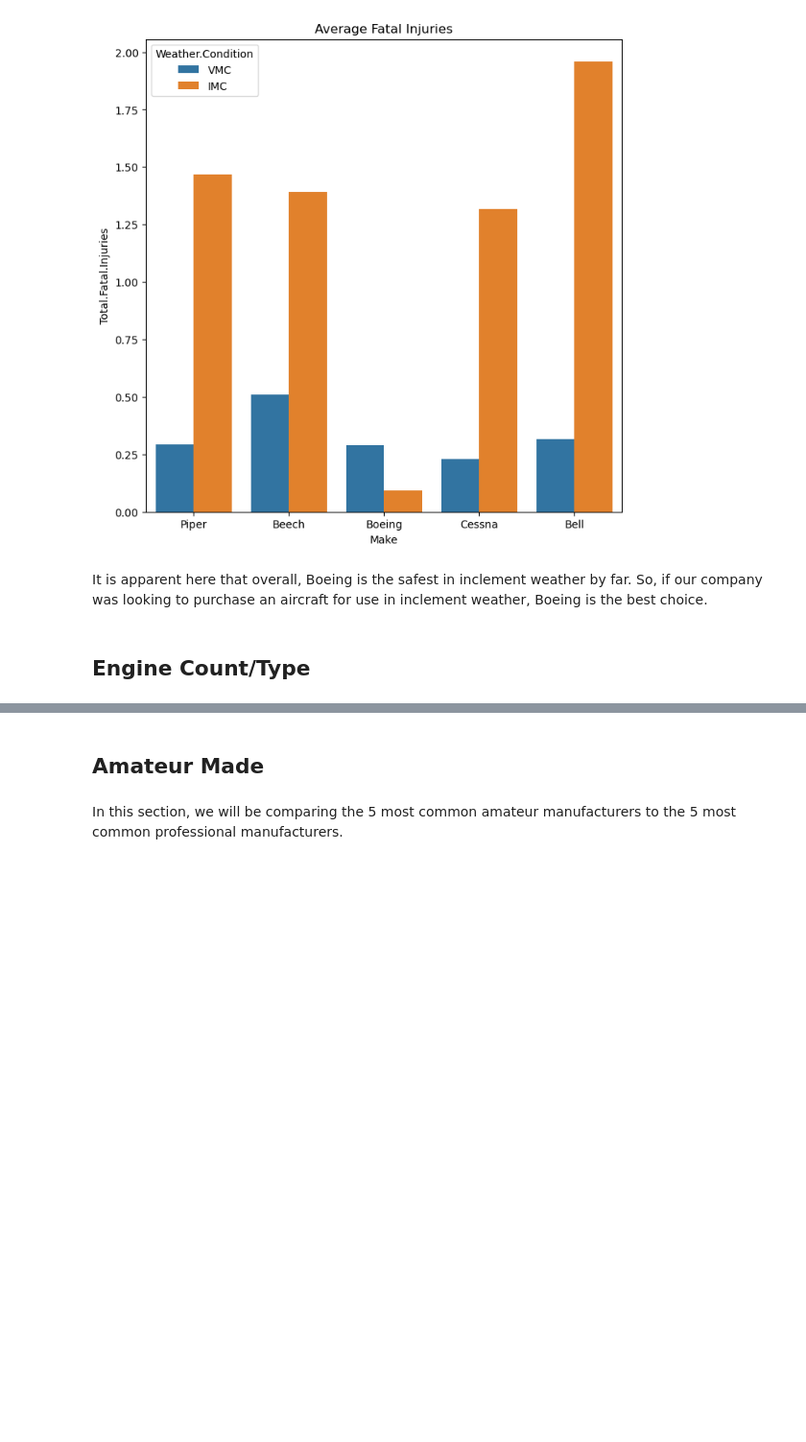
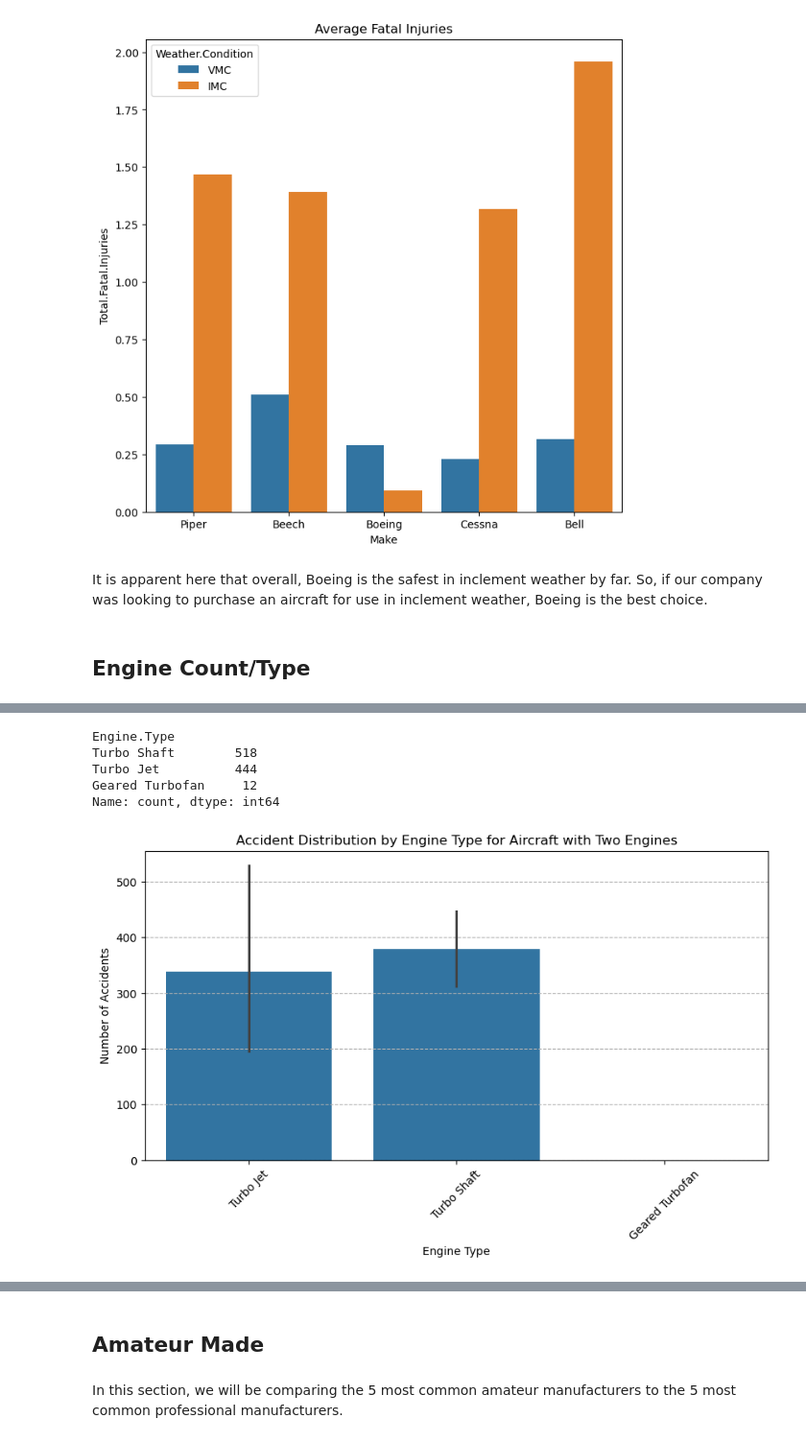
Before and after one commit to mgulbin13/dsc-phase-1-project, a Jupyter notebook: eda_and_viz.ipynb, the cells around one changed output, grey strips where cells are left out. Shown at 96% size. Drawn from its saved outputs; the diff is of its cells as text; code cells hidden in the pictures; blank space fills up the shorter version.

```diff
--- a/eda_and_viz.ipynb
+++ b/eda_and_viz.ipynb
@@ -143,0 +206,21 @@ It is apparent here that overall, Boeing is the safest in inclement weather by f
+# %%
+limited_2e_data = two_engine_data[~(two_engine_data['Engine.Type'].isin(['Reciprocating', 'Turbo Fan', 'Turbo Prop', 'Unknown']))]
+limited_2e_data['Engine.Type'].value_counts()
+# %% [output]
+Engine.Type
+Turbo Shaft        518
+Turbo Jet          444
+Geared Turbofan     12
+Name: count, dtype: int64
+# %%
+fig, ax = plt.subplots(figsize=(10, 5))
+sns.barplot(data=limited_2e_data, x='Engine.Type', y='Total.Fatal.Injuries', estimator='sum', ax=ax)
+ax.set_title('Accident Distribution by Engine Type for Aircraft with Two Engines')
+ax.set_xlabel('Engine Type')
+ax.set_ylabel('Number of Accidents')
+plt.grid(axis='y', linestyle='--')
+plt.xticks(rotation=45)
+plt.show()
+# Focusing on Turbo Jet and Turbo Shaft engines enhances safety and performance
+# %% [output]
+[figure, added]
```
Also changed, not shown: parts of 7 cells of this notebook, 1 other file.
